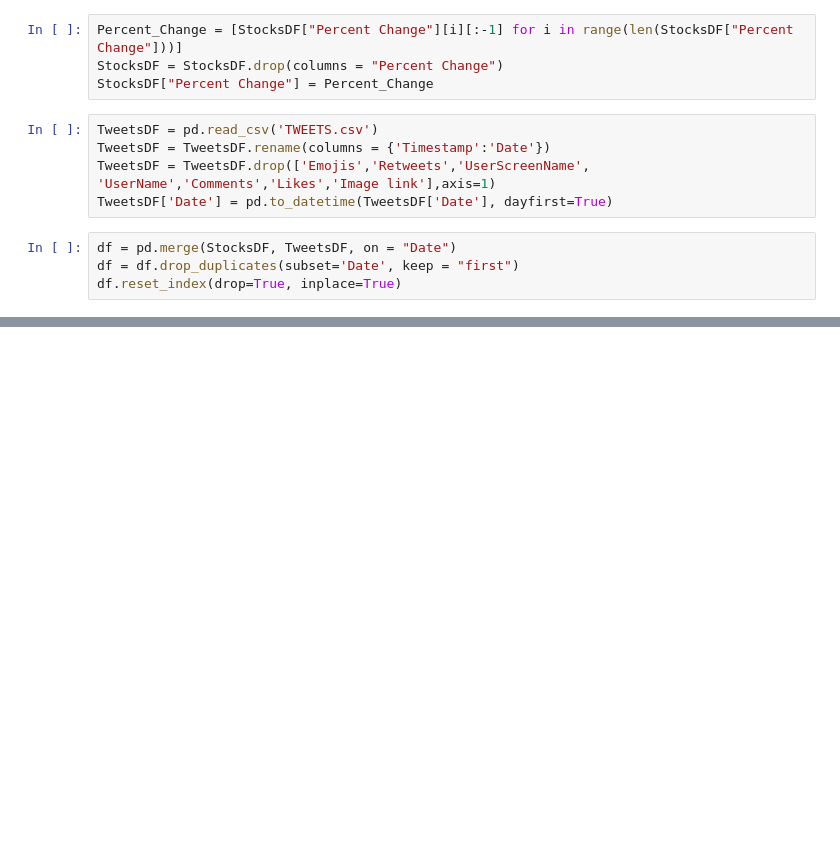
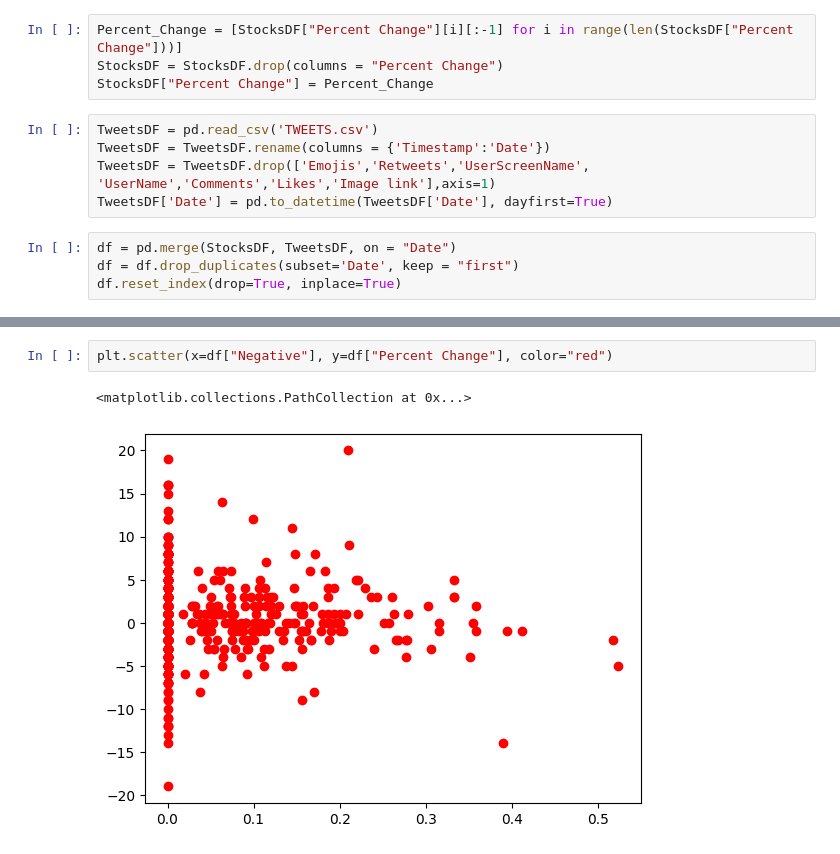
Before and after one commit to SureFoot0/Elon-Musk-Tesla-Tweets, a Jupyter notebook: SentimentAnalysis.ipynb, the cells around one changed output, grey strips where cells are left out. Drawn from its saved outputs; the diff is of its cells as text; blank space fills up the shorter version.

```diff
--- a/SentimentAnalysis.ipynb
+++ b/SentimentAnalysis.ipynb
@@ -106,0 +103,5 @@ LookupError:
+# %%
+plt.scatter(x=df["Negative"], y=df["Percent Change"], color="red")
+# %% [output]
+<matplotlib.collections.PathCollection at 0x...>
+[figure, added]
```
Also changed, not shown: parts of 14 cells of this notebook, 2 other files.
